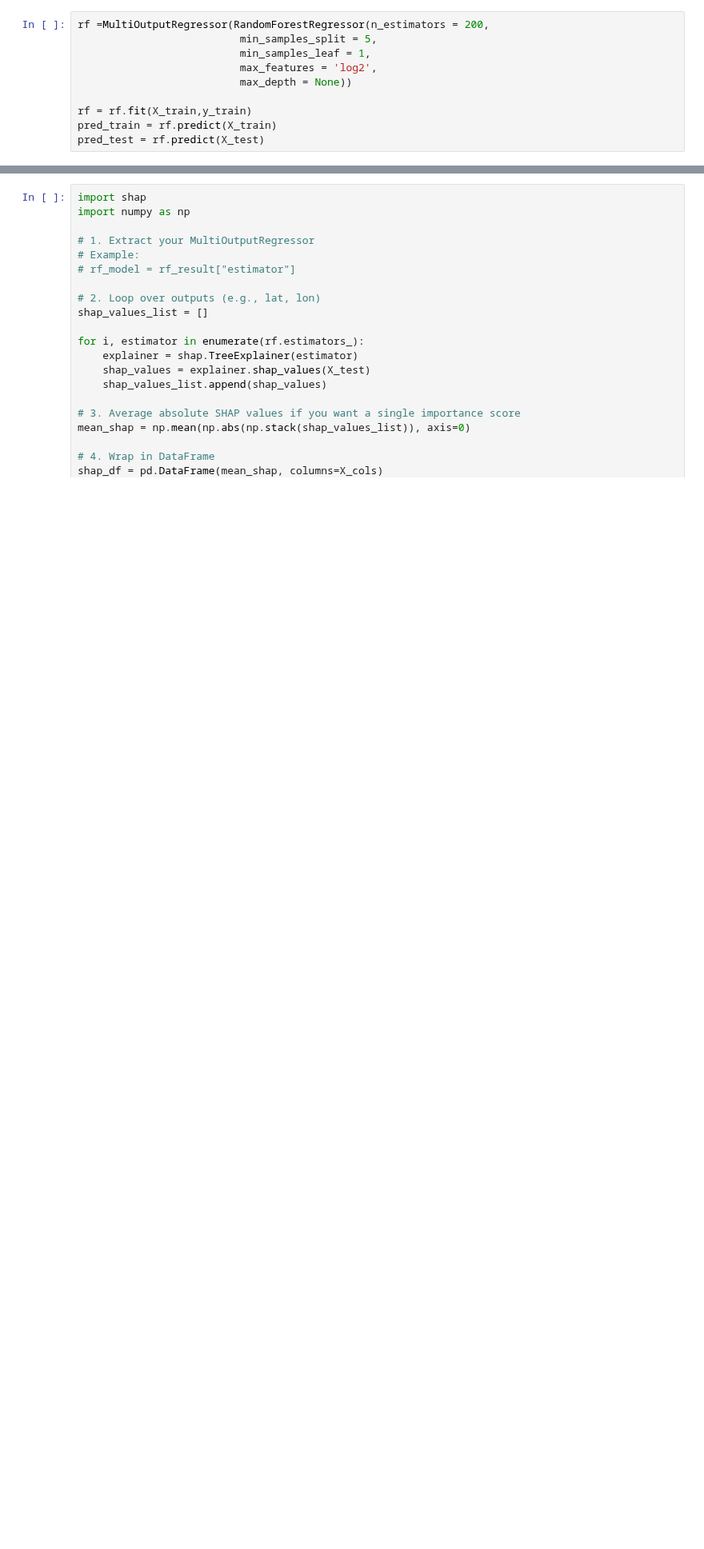
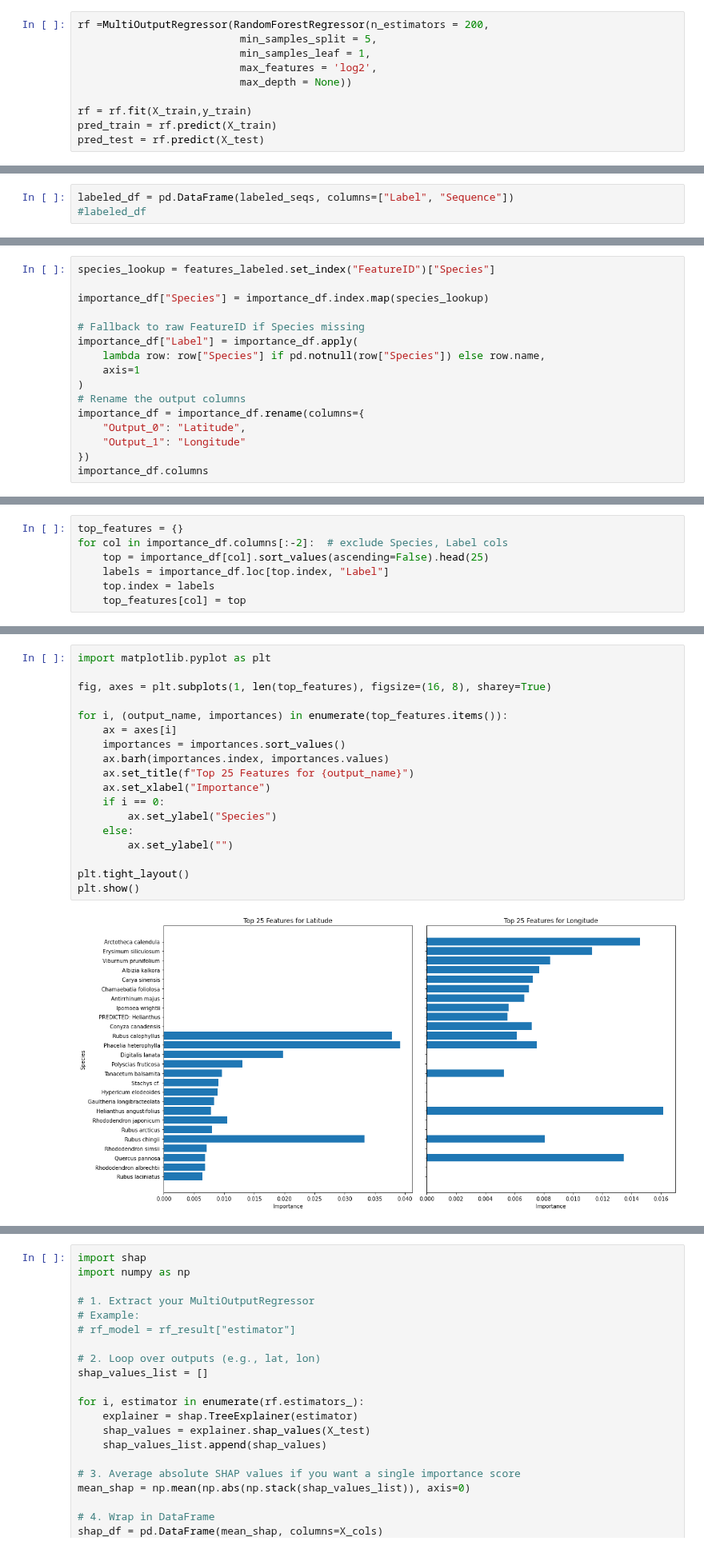
Before and after one commit to hayesrebecca/pollenGeolocation, a Jupyter notebook: raw/5_rawAllModelCompare.ipynb, the cells around one changed output, grey strips where cells are left out. Shown at 80% size. Saved outputs shown, nothing was run; the diff lists cells and outputs as text; blank space fills up the shorter version.

```diff
--- a/raw/5_rawAllModelCompare.ipynb
+++ b/raw/5_rawAllModelCompare.ipynb
@@ -501,0 +783,3 @@ X_cols = np.load('../pollenGeolocation_saved/SI_X_cols.npy', allow_pickle=True)
+# %%
+labeled_df = pd.DataFrame(labeled_seqs, columns=["Label", "Sequence"])
+#labeled_df
@@ -501,0 +797,16 @@ X_cols = np.load('../pollenGeolocation_saved/SI_X_cols.npy', allow_pickle=True)
+# %%
+species_lookup = features_labeled.set_index("FeatureID")["Species"]
+
+importance_df["Species"] = importance_df.index.map(species_lookup)
+
+# Fallback to raw FeatureID if Species missing
+importance_df["Label"] = importance_df.apply(
+    lambda row: row["Species"] if pd.notnull(row["Species"]) else row.name,
+    axis=1
+)
+# Rename the output columns
+importance_df = importance_df.rename(columns={
+    "Output_0": "Latitude",
+    "Output_1": "Longitude"
+})
+importance_df.columns
@@ -501,0 +815,7 @@ X_cols = np.load('../pollenGeolocation_saved/SI_X_cols.npy', allow_pickle=True)
+# %%
+top_features = {}
+for col in importance_df.columns[:-2]:  # exclude Species, Label cols
+    top = importance_df[col].sort_values(ascending=False).head(25)
+    labels = importance_df.loc[top.index, "Label"]
+    top.index = labels
+    top_features[col] = top
@@ -501,0 +826,20 @@ X_cols = np.load('../pollenGeolocation_saved/SI_X_cols.npy', allow_pickle=True)
+# %%
+import matplotlib.pyplot as plt
+
+fig, axes = plt.subplots(1, len(top_features), figsize=(16, 8), sharey=True)
+
+for i, (output_name, importances) in enumerate(top_features.items()):
+    ax = axes[i]
+    importances = importances.sort_values()
+    ax.barh(importances.index, importances.values)
+    ax.set_title(f"Top 25 Features for {output_name}")
+    ax.set_xlabel("Importance")
+    if i == 0:
+        ax.set_ylabel("Species")
+    else:
+        ax.set_ylabel("")
+
+plt.tight_layout()
+plt.show()
+# %% [output]
+[figure, added]
```
Also changed, not shown: parts of 34 cells of this notebook.
